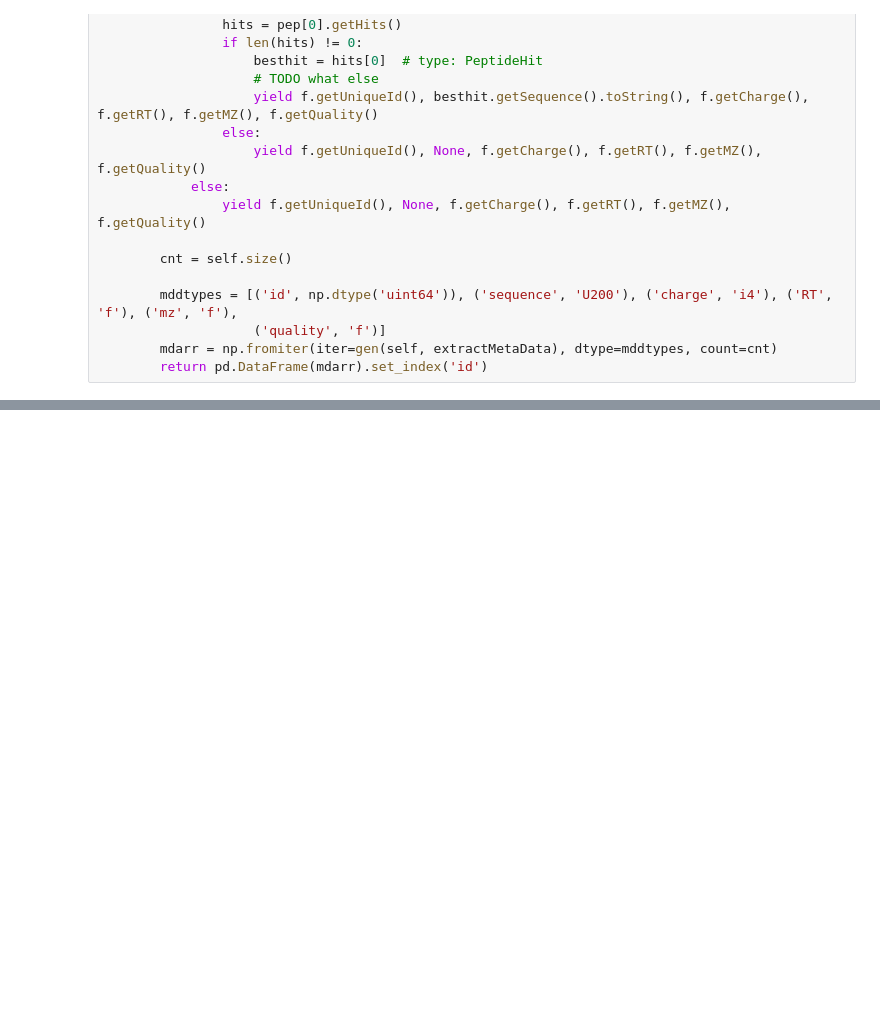
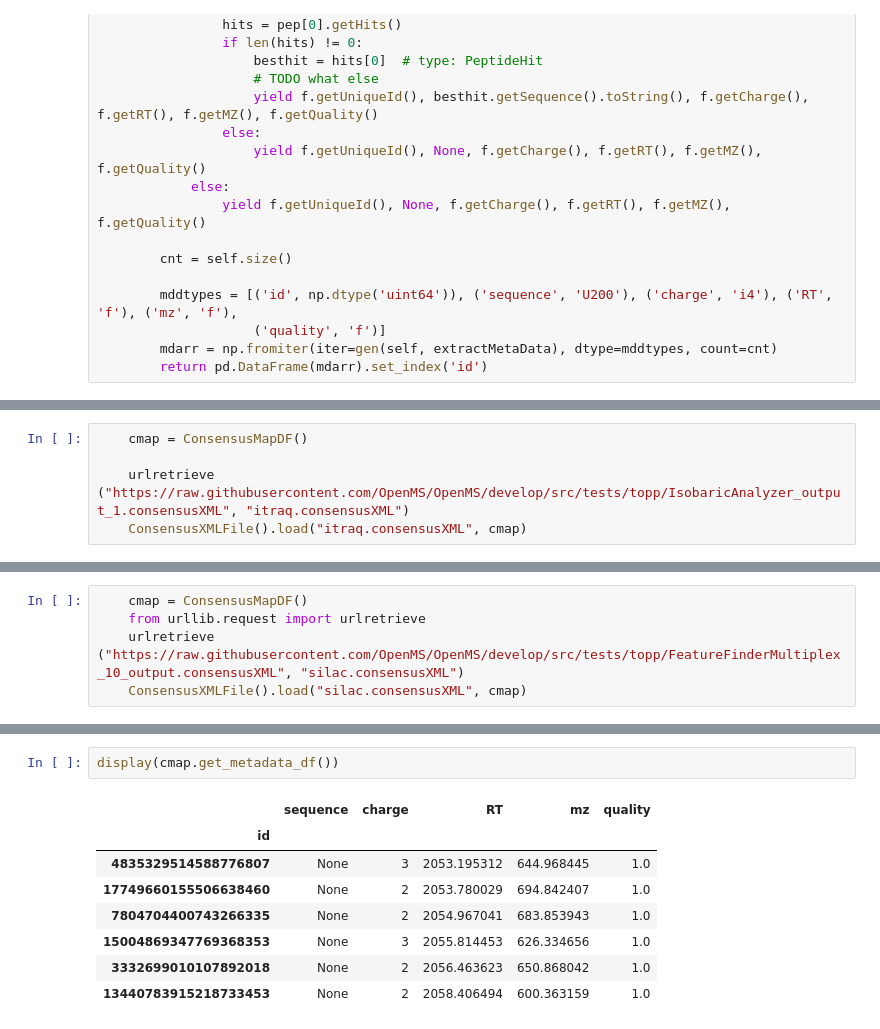
Before and after one commit to jpfeuffer/pyopenmspandas, a Jupyter notebook: PyopenmsPandas.ipynb, the cells around one changed output, grey strips where cells are left out. Cells and saved outputs as stored; diff of their text form; blank space fills up the shorter version.

```diff
--- a/PyopenmsPandas.ipynb
+++ b/PyopenmsPandas.ipynb
@@ -152,0 +168,5 @@ id
+# %%
+    cmap = ConsensusMapDF()
+
+    urlretrieve ("https://raw.githubusercontent.com/OpenMS/OpenMS/develop/src/tests/topp/IsobaricAnalyzer_output_1.consensusXML", "itraq.consensusXML")
+    ConsensusXMLFile().load("itraq.consensusXML", cmap)
@@ -152,0 +193,5 @@ id
+# %%
+    cmap = ConsensusMapDF()
+    from urllib.request import urlretrieve
+    urlretrieve ("https://raw.githubusercontent.com/OpenMS/OpenMS/develop/src/tests/topp/FeatureFinderMultiplex_10_output.consensusXML", "silac.consensusXML")
+    ConsensusXMLFile().load("silac.consensusXML", cmap)
@@ -152,0 +209,11 @@ id
+# %%
+display(cmap.get_metadata_df())
+# %% [output]
+|  | sequence | charge | RT | mz | quality |
+| id |  |  |  |  |  |
+| 4835329514588776807 | None | 3 | 2053.195312 | 644.968445 | 1.0 |
+| 17749660155506638460 | None | 2 | 2053.780029 | 694.842407 | 1.0 |
+| 7804704400743266335 | None | 2 | 2054.967041 | 683.853943 | 1.0 |
+| 15004869347769368353 | None | 3 | 2055.814453 | 626.334656 | 1.0 |
+| 3332699010107892018 | None | 2 | 2056.463623 | 650.868042 | 1.0 |
+| 13440783915218733453 | None | 2 | 2058.406494 | 600.363159 | 1.0 |
```
Also changed, not shown: parts of 9 cells of this notebook.
